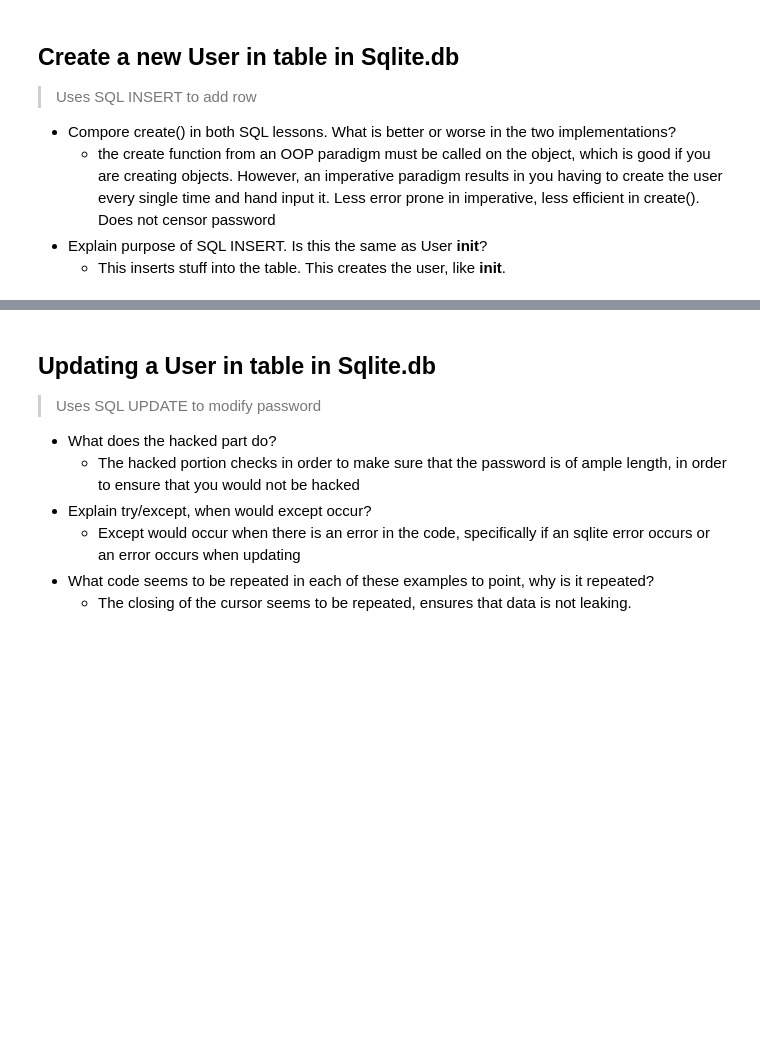
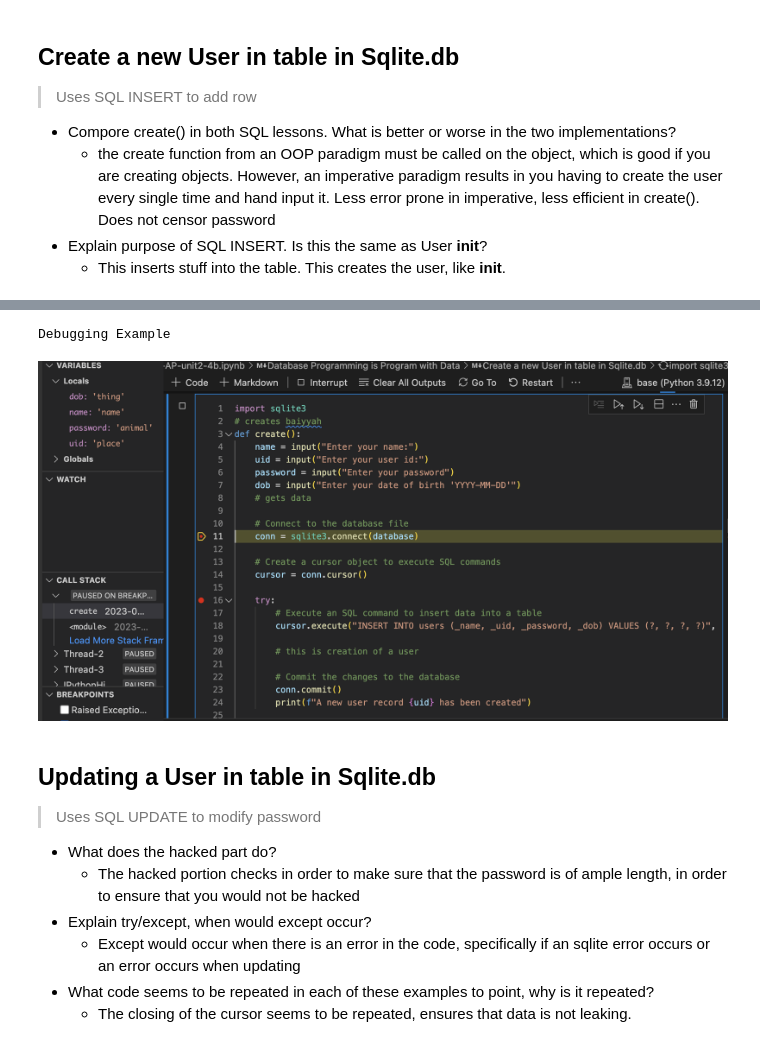
Before and after one commit to nVarap/blog, a Jupyter notebook: _notebooks/2023-03-16-AP-unit2-4b.ipynb, the cells around one changed output, grey strips where cells are left out. Saved outputs shown, nothing was run; the diff lists cells and outputs as text; code cells hidden in the pictures; blank space fills up the shorter version.

```diff
--- a/_notebooks/2023-03-16-AP-unit2-4b.ipynb
+++ b/_notebooks/2023-03-16-AP-unit2-4b.ipynb
@@ -143,3 +168,11 @@ A new user record  has been created
+# %%
+from PIL import Image
+print("Debugging Example")
+emaad = Image.open('images/three.png')
+display(emaad)
+# %% [output]
+Debugging Example
+[figure, added]
 # %% [markdown]
 ## Updating a User in table in Sqlite.db
 > Uses SQL UPDATE to modify password
```
Also changed, not shown: parts of 8 cells of this notebook, 8 other files.
